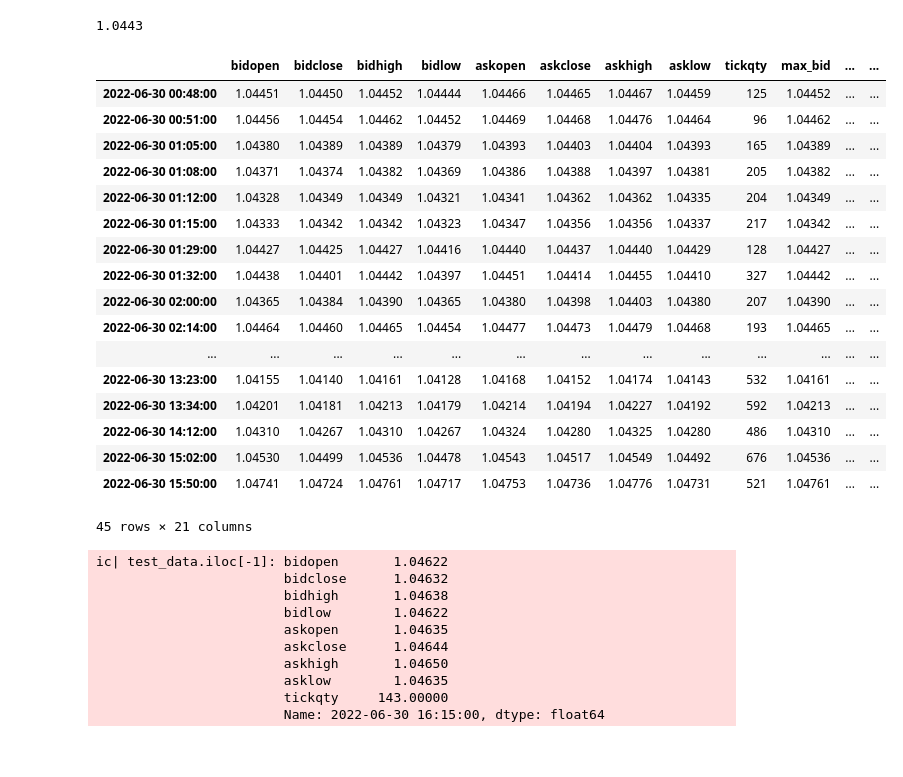
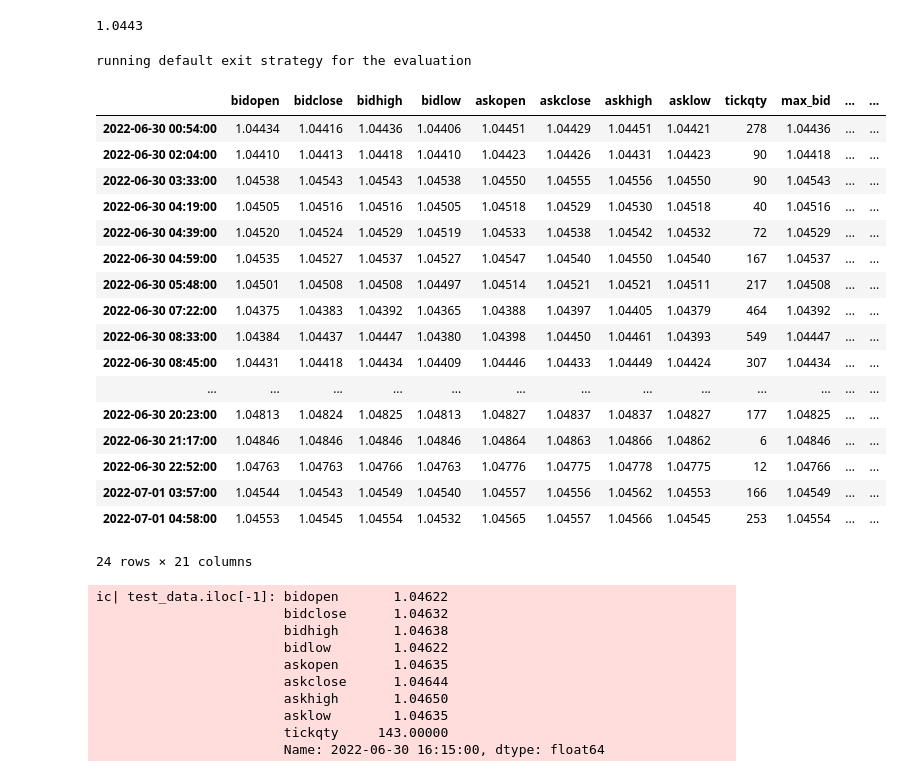
Before and after one commit to sonupal129/affinity, a Jupyter notebook: algo_test.ipynb, the cells around one changed output. Cells and saved outputs as stored; diff of their text form; code cells hidden in the pictures.

Commit message:
made some trading related fixed

```diff
--- a/algo_test.ipynb
+++ b/algo_test.ipynb
@@ -955,58 +955,59 @@ class SMAExitLevel1(BaseStrategy):
 # ic(dd)
 # %%
 ss = pd.DataFrame(sma_backtest.signal_data)
-# from strategy import DefaultExitStrategy
+from trading.strategy import DefaultExitStrategy
 # bd = ss.itertuples()
 # p = next(bd)
 # ic(p)
 # for i in bd:
 #     ic(i)
 #     break
 # for test_signal in ss.itertuples():
 #     if pd.Timestamp(test_signal.Index) == pd.Timestamp("2021-12-01 01:21:00"):
 #         break
 # test_signal
 
 def run_exit_strategy(exit_strategy, signal_df, main_df):
     exit_details = []
     exit_strategy = exit_strategy(stoploss=0.0005, target=0.0008)
     exit_strategy.dataframe = main_df
     signal_data = signal_df.itertuples()
     next(signal_data)
     exit_details.append((0,0,0))
     for signal in signal_data:
         exit_strategy.entry_signal = signal
         if exit_strategy.is_valid_dataframe():
             # if signal == test_signal:
             #     ic(signal)
             #     ic(exit_strategy.get_signal())
             exit_details.append(exit_strategy.get_signal())
 
     signal_df["exit_price"] = [detail[0] for detail in exit_details]
     signal_df["exit_time"] = [detail[1] for detail in exit_details]
     signal_df["status"] = [detail[2] for detail in exit_details]
     return signal_df
-dp = run_exit_strategy(SMAExitLevel1, ss, test_data)
+dp = run_exit_strategy(DefaultExitStrategy, ss, test_data)
 dp
 # %% [output]
+running default exit strategy for the evaluation
 |  | bidopen | bidclose | bidhigh | bidlow | askopen | askclose | askhigh | asklow | tickqty | max_bid | ... | ... |
-| 2022-06-30 00:48:00 | 1.04451 | 1.04450 | 1.04452 | 1.04444 | 1.04466 | 1.04465 | 1.04467 | 1.04459 | 125 | 1.04452 | ... | ... |
-| 2022-06-30 00:51:00 | 1.04456 | 1.04454 | 1.04462 | 1.04452 | 1.04469 | 1.04468 | 1.04476 | 1.04464 | 96 | 1.04462 | ... | ... |
-| 2022-06-30 01:05:00 | 1.04380 | 1.04389 | 1.04389 | 1.04379 | 1.04393 | 1.04403 | 1.04404 | 1.04393 | 165 | 1.04389 | ... | ... |
-| 2022-06-30 01:08:00 | 1.04371 | 1.04374 | 1.04382 | 1.04369 | 1.04386 | 1.04388 | 1.04397 | 1.04381 | 205 | 1.04382 | ... | ... |
-| 2022-06-30 01:12:00 | 1.04328 | 1.04349 | 1.04349 | 1.04321 | 1.04341 | 1.04362 | 1.04362 | 1.04335 | 204 | 1.04349 | ... | ... |
-| 2022-06-30 01:15:00 | 1.04333 | 1.04342 | 1.04342 | 1.04323 | 1.04347 | 1.04356 | 1.04356 | 1.04337 | 217 | 1.04342 | ... | ... |
-| 2022-06-30 01:29:00 | 1.04427 | 1.04425 | 1.04427 | 1.04416 | 1.04440 | 1.04437 | 1.04440 | 1.04429 | 128 | 1.04427 | ... | ... |
-| 2022-06-30 01:32:00 | 1.04438 | 1.04401 | 1.04442 | 1.04397 | 1.04451 | 1.04414 | 1.04455 | 1.04410 | 327 | 1.04442 | ... | ... |
-| 2022-06-30 02:00:00 | 1.04365 | 1.04384 | 1.04390 | 1.04365 | 1.04380 | 1.04398 | 1.04403 | 1.04380 | 207 | 1.04390 | ... | ... |
-| 2022-06-30 02:14:00 | 1.04464 | 1.04460 | 1.04465 | 1.04454 | 1.04477 | 1.04473 | 1.04479 | 1.04468 | 193 | 1.04465 | ... | ... |
+| 2022-06-30 00:54:00 | 1.04434 | 1.04416 | 1.04436 | 1.04406 | 1.04451 | 1.04429 | 1.04451 | 1.04421 | 278 | 1.04436 | ... | ... |
+| 2022-06-30 02:04:00 | 1.04410 | 1.04413 | 1.04418 | 1.04410 | 1.04423 | 1.04426 | 1.04431 | 1.04423 | 90 | 1.04418 | ... | ... |
+| 2022-06-30 03:33:00 | 1.04538 | 1.04543 | 1.04543 | 1.04538 | 1.04550 | 1.04555 | 1.04556 | 1.04550 | 90 | 1.04543 | ... | ... |
+| 2022-06-30 04:19:00 | 1.04505 | 1.04516 | 1.04516 | 1.04505 | 1.04518 | 1.04529 | 1.04530 | 1.04518 | 40 | 1.04516 | ... | ... |
+| 2022-06-30 04:39:00 | 1.04520 | 1.04524 | 1.04529 | 1.04519 | 1.04533 | 1.04538 | 1.04542 | 1.04532 | 72 | 1.04529 | ... | ... |
+| 2022-06-30 04:59:00 | 1.04535 | 1.04527 | 1.04537 | 1.04527 | 1.04547 | 1.04540 | 1.04550 | 1.04540 | 167 | 1.04537 | ... | ... |
+| 2022-06-30 05:48:00 | 1.04501 | 1.04508 | 1.04508 | 1.04497 | 1.04514 | 1.04521 | 1.04521 | 1.04511 | 217 | 1.04508 | ... | ... |
+| 2022-06-30 07:22:00 | 1.04375 | 1.04383 | 1.04392 | 1.04365 | 1.04388 | 1.04397 | 1.04405 | 1.04379 | 464 | 1.04392 | ... | ... |
+| 2022-06-30 08:33:00 | 1.04384 | 1.04437 | 1.04447 | 1.04380 | 1.04398 | 1.04450 | 1.04461 | 1.04393 | 549 | 1.04447 | ... | ... |
+| 2022-06-30 08:45:00 | 1.04431 | 1.04418 | 1.04434 | 1.04409 | 1.04446 | 1.04433 | 1.04449 | 1.04424 | 307 | 1.04434 | ... | ... |
 | ... | ... | ... | ... | ... | ... | ... | ... | ... | ... | ... | ... | ... |
-| 2022-06-30 13:23:00 | 1.04155 | 1.04140 | 1.04161 | 1.04128 | 1.04168 | 1.04152 | 1.04174 | 1.04143 | 532 | 1.04161 | ... | ... |
-| 2022-06-30 13:34:00 | 1.04201 | 1.04181 | 1.04213 | 1.04179 | 1.04214 | 1.04194 | 1.04227 | 1.04192 | 592 | 1.04213 | ... | ... |
-| 2022-06-30 14:12:00 | 1.04310 | 1.04267 | 1.04310 | 1.04267 | 1.04324 | 1.04280 | 1.04325 | 1.04280 | 486 | 1.04310 | ... | ... |
-| 2022-06-30 15:02:00 | 1.04530 | 1.04499 | 1.04536 | 1.04478 | 1.04543 | 1.04517 | 1.04549 | 1.04492 | 676 | 1.04536 | ... | ... |
-| 2022-06-30 15:50:00 | 1.04741 | 1.04724 | 1.04761 | 1.04717 | 1.04753 | 1.04736 | 1.04776 | 1.04731 | 521 | 1.04761 | ... | ... |
+| 2022-06-30 20:23:00 | 1.04813 | 1.04824 | 1.04825 | 1.04813 | 1.04827 | 1.04837 | 1.04837 | 1.04827 | 177 | 1.04825 | ... | ... |
+| 2022-06-30 21:17:00 | 1.04846 | 1.04846 | 1.04846 | 1.04846 | 1.04864 | 1.04863 | 1.04866 | 1.04862 | 6 | 1.04846 | ... | ... |
+| 2022-06-30 22:52:00 | 1.04763 | 1.04763 | 1.04766 | 1.04763 | 1.04776 | 1.04775 | 1.04778 | 1.04775 | 12 | 1.04766 | ... | ... |
+| 2022-07-01 03:57:00 | 1.04544 | 1.04543 | 1.04549 | 1.04540 | 1.04557 | 1.04556 | 1.04562 | 1.04553 | 166 | 1.04549 | ... | ... |
+| 2022-07-01 04:58:00 | 1.04553 | 1.04545 | 1.04554 | 1.04532 | 1.04565 | 1.04557 | 1.04566 | 1.04545 | 253 | 1.04554 | ... | ... |
-45 rows × 21 columns
+24 rows × 21 columns
 # %%
 
 # CODE Block
```
Also changed, not shown: parts of 6 cells of this notebook, 2 other files.
